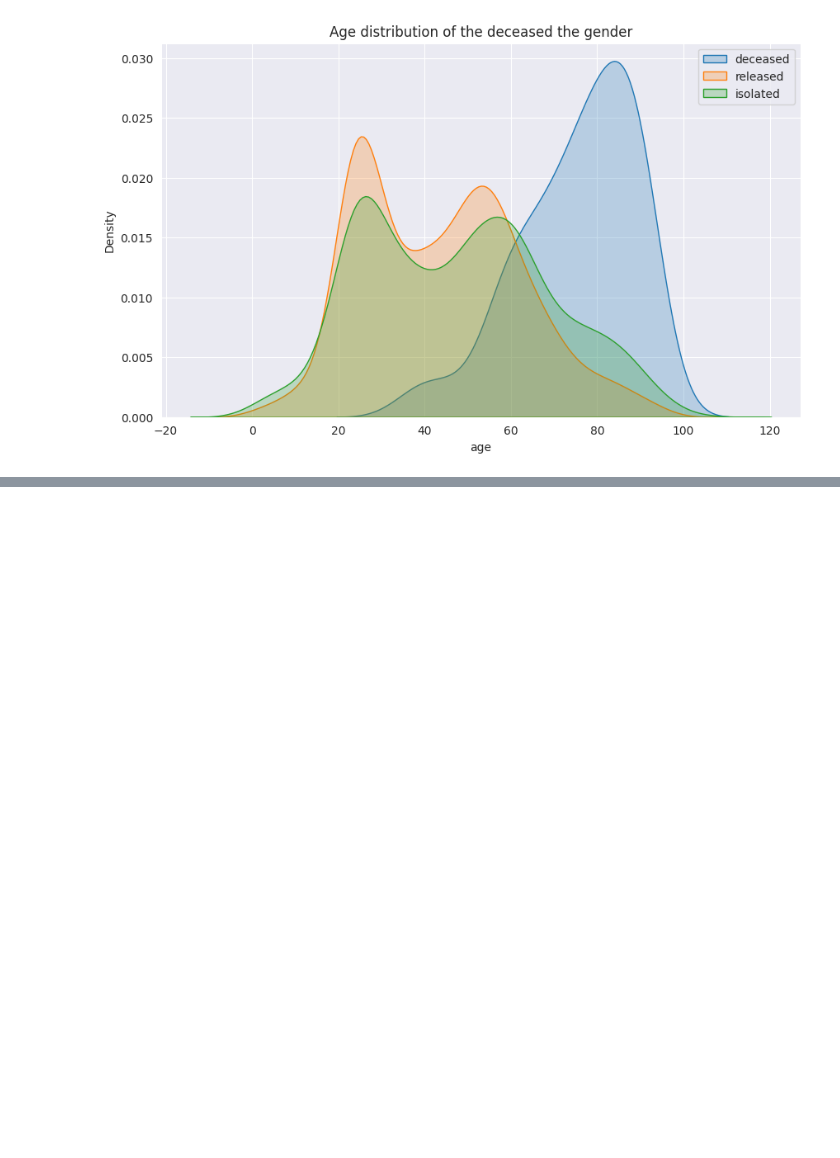
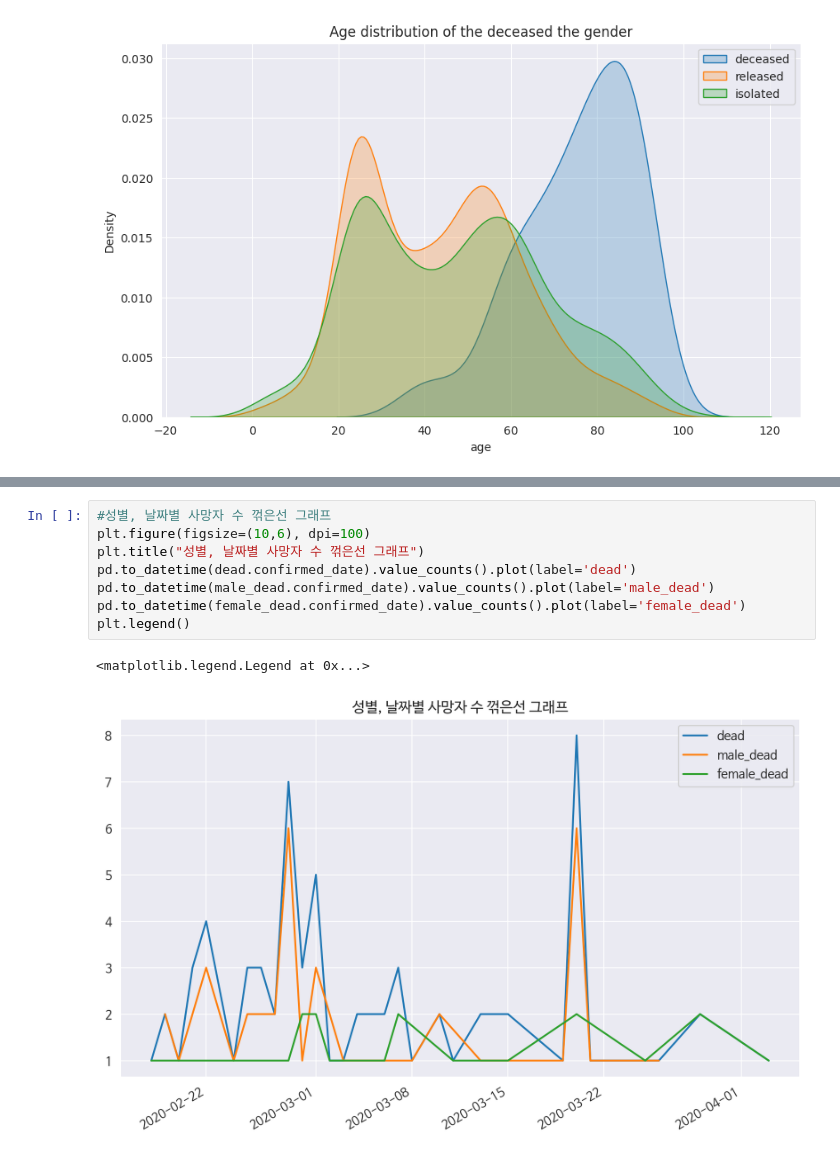
Before and after one commit to hyunwoo94/DataScience, a Jupyter notebook: COVID_19데이터_분석.ipynb, the cells around one changed output, grey strips where cells are left out. Cells and saved outputs as stored; diff of their text form; blank space fills up the shorter version.

```diff
--- a/COVID_19데이터_분석.ipynb
+++ b/COVID_19데이터_분석.ipynb
@@ -282,0 +310,11 @@ plt.legend()
+# %%
+#성별, 날짜별 사망자 수 꺾은선 그래프
+plt.figure(figsize=(10,6), dpi=100)
+plt.title("성별, 날짜별 사망자 수 꺾은선 그래프")
+pd.to_datetime(dead.confirmed_date).value_counts().plot(label='dead')
+pd.to_datetime(male_dead.confirmed_date).value_counts().plot(label='male_dead')
+pd.to_datetime(female_dead.confirmed_date).value_counts().plot(label='female_dead')
+plt.legend()
+# %% [output]
+<matplotlib.legend.Legend at 0x...>
+[figure, added]
```
Also changed, not shown: parts of 6 cells of this notebook.
